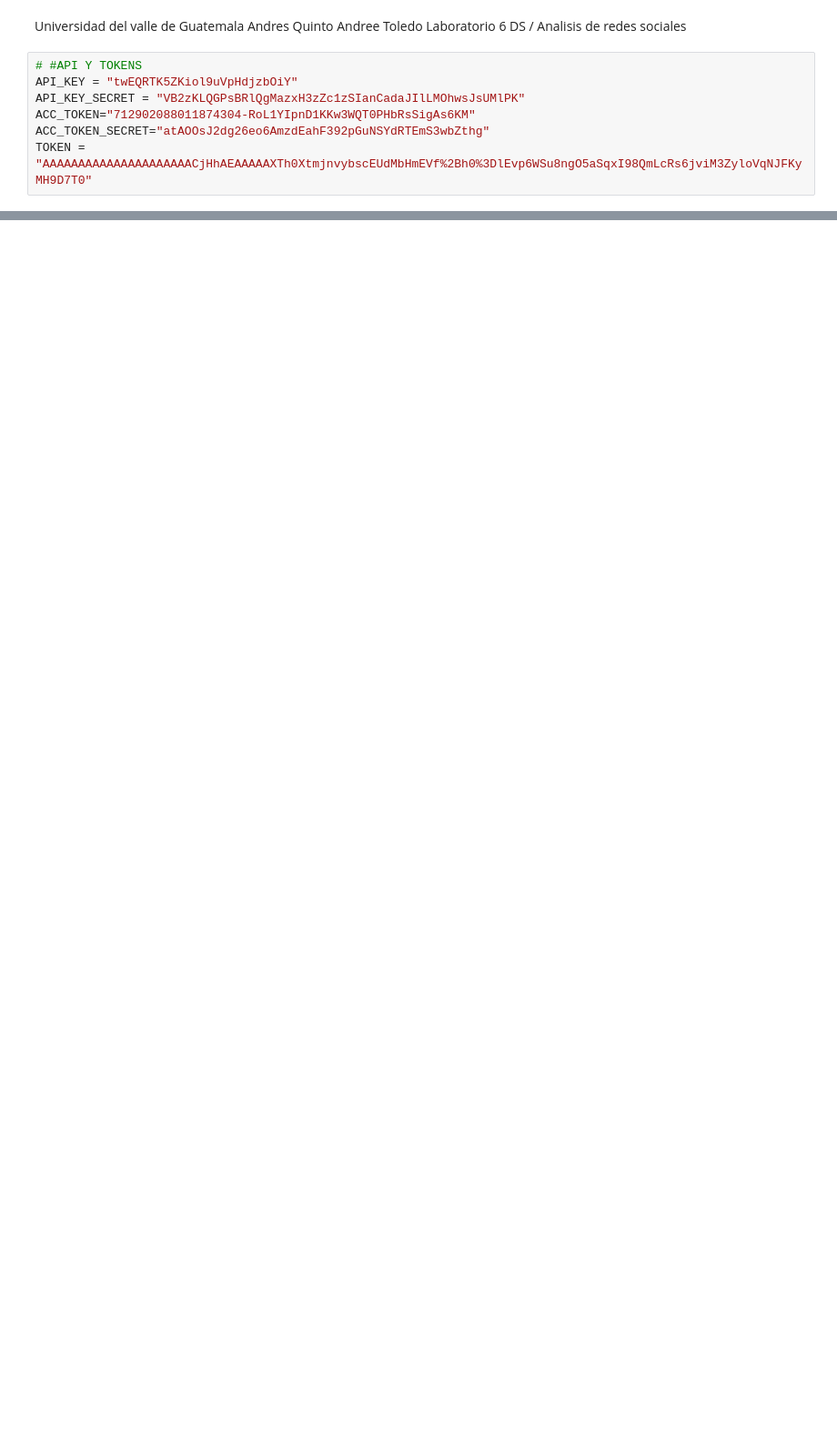
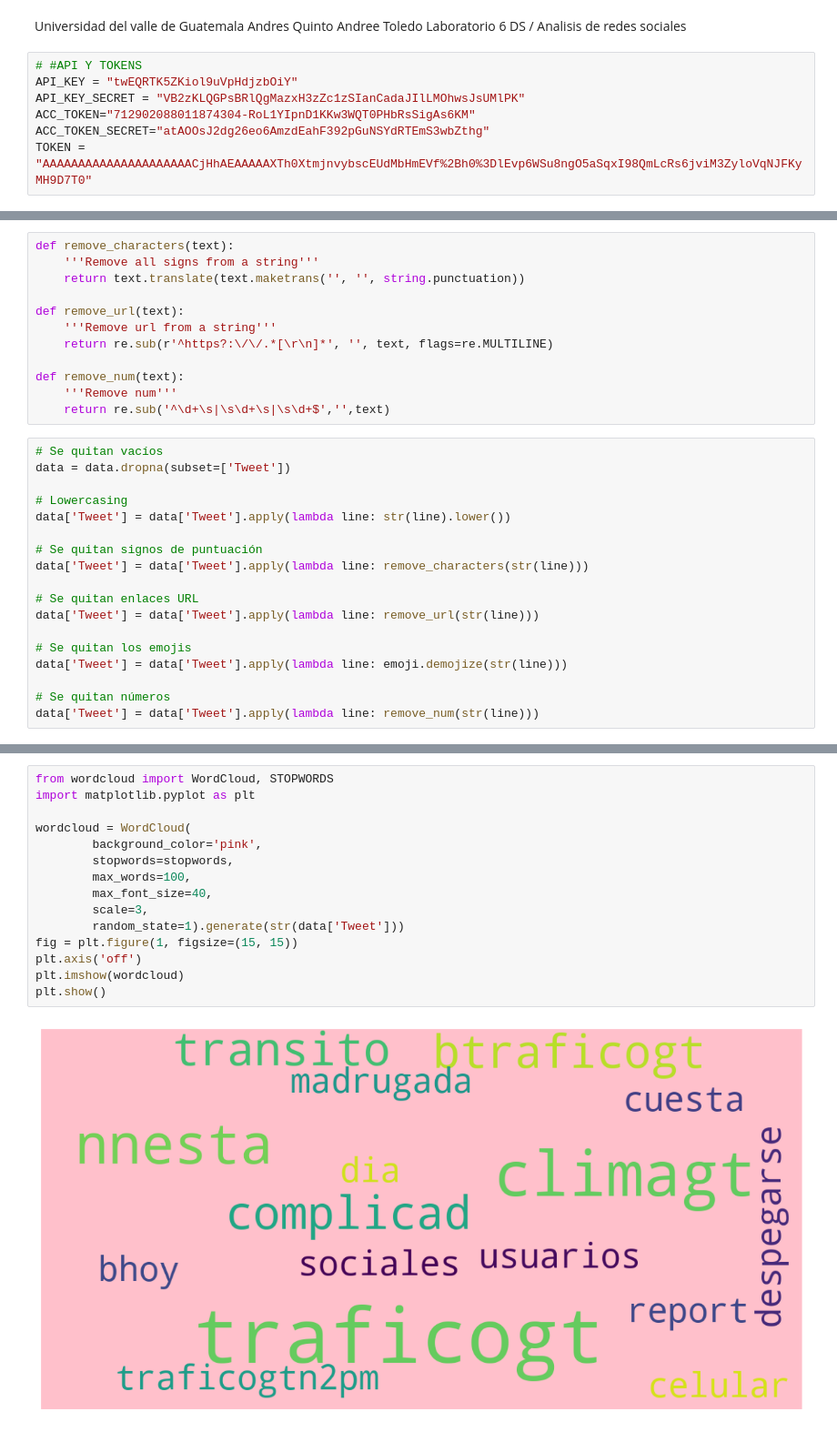
Before and after one commit to AndresQuinto5/Lab6-RedesSociales, a Jupyter notebook: LAB6_DS.ipynb, the cells around one changed output, grey strips where cells are left out. Shown: that part at 91% size. Cells and saved outputs as stored; diff of their text form; blank space fills up the shorter version.

```diff
--- a/LAB6_DS.ipynb
+++ b/LAB6_DS.ipynb
@@ -67,0 +143,30 @@ Cantidad de Tweets extraidos: 200
+# %%
+def remove_characters(text):
+    '''Remove all signs from a string'''
+    return text.translate(text.maketrans('', '', string.punctuation))
+
+def remove_url(text):
+    '''Remove url from a string'''
+    return re.sub(r'^https?:\/\/.*[\r\n]*', '', text, flags=re.MULTILINE)
+
+def remove_num(text):
+    '''Remove num'''
+    return re.sub('^\d+\s|\s\d+\s|\s\d+$','',text)
+# %%
+# Se quitan vacíos
+data = data.dropna(subset=['Tweet'])
+
+# Lowercasing
+data['Tweet'] = data['Tweet'].apply(lambda line: str(line).lower())
+
+# Se quitan signos de puntuación
+data['Tweet'] = data['Tweet'].apply(lambda line: remove_characters(str(line)))
+
+# Se quitan enlaces URL
+data['Tweet'] = data['Tweet'].apply(lambda line: remove_url(str(line)))
+
+# Se quitan los emojis
+data['Tweet'] = data['Tweet'].apply(lambda line: emoji.demojize(str(line)))
+
+# Se quitan números
+data['Tweet'] = data['Tweet'].apply(lambda line: remove_num(str(line)))
@@ -67,0 +190,17 @@ Cantidad de Tweets extraidos: 200
+# %%
+from wordcloud import WordCloud, STOPWORDS
+import matplotlib.pyplot as plt
+
+wordcloud = WordCloud(
+        background_color='pink',
+        stopwords=stopwords,
+        max_words=100,
+        max_font_size=40,
+        scale=3,
+        random_state=1).generate(str(data['Tweet']))
+fig = plt.figure(1, figsize=(15, 15))
+plt.axis('off')
+plt.imshow(wordcloud)
+plt.show()
+# %% [output]
+[figure, added]
```
Also changed, not shown: parts of 18 cells of this notebook, 2 other files.
